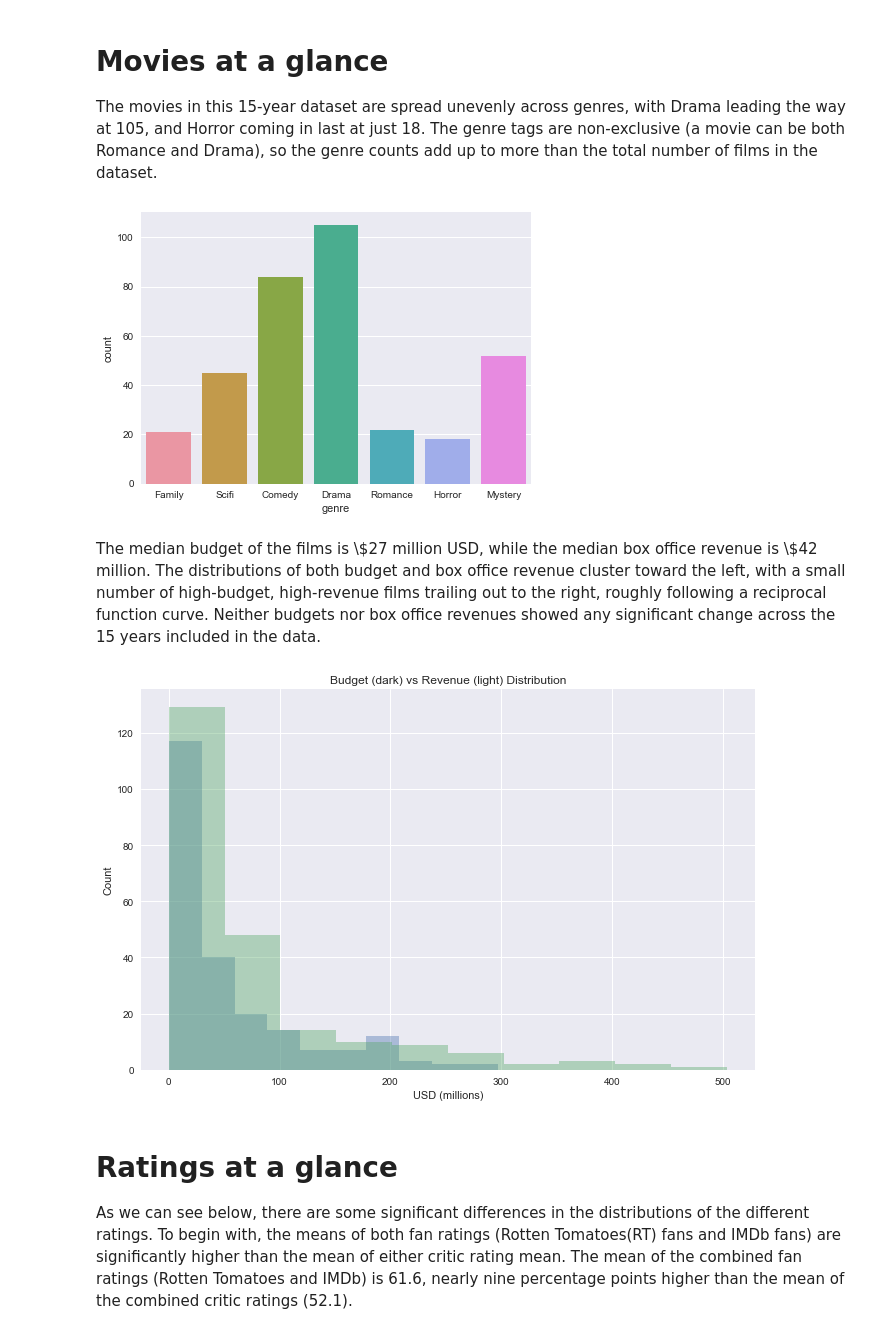
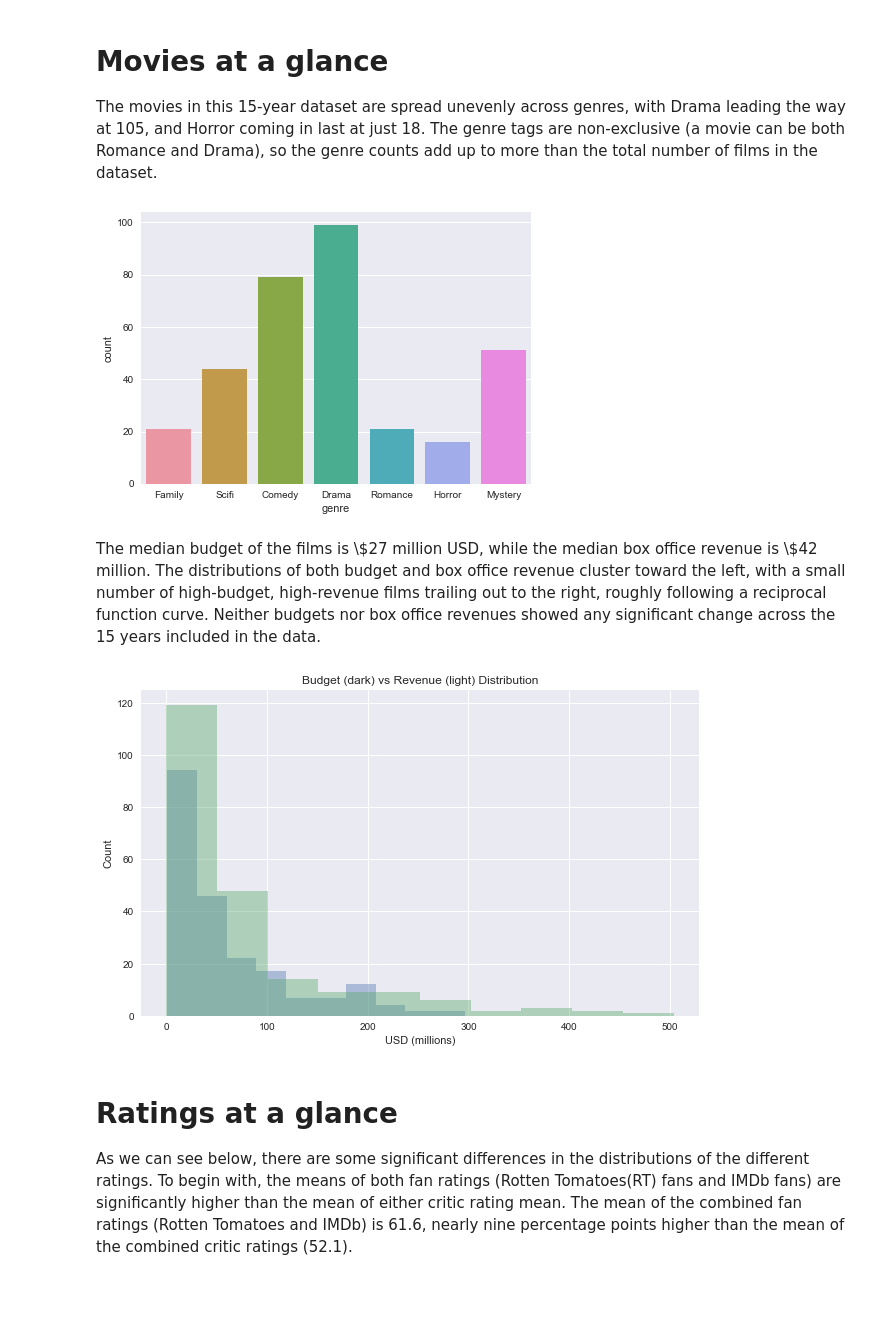
Before and after one commit to gqfiddler/movieRatings, a Jupyter notebook: Critical vs Popular Movie Ratings.ipynb, the cells around one changed output. Saved outputs shown, nothing was run; the diff lists cells and outputs as text; code cells hidden in the pictures; blank space fills up the shorter version.

```diff
--- a/Critical vs Popular Movie Ratings.ipynb
+++ b/Critical vs Popular Movie Ratings.ipynb
@@ -26,8 +26,9 @@ sns.set(color_codes=True)
 # %%
 # upload and merge datasets
 movies_df = pd.read_csv("moviesData.csv")
-movies_basic_metadata_df = pd.read_csv("movies_basic_metadata.csv")
-movies_df = movies_df.merge(movies_basic_metadata_df.drop_duplicates("title"), how="inner", left_on="Titles", right_on="title")
+metadata_df = pd.read_csv("movies_basic_metadata.csv")
+metadata_df = metadata_df[metadata_df["budget"]!="0"]
+movies_df = movies_df.merge(metadata_df.drop_duplicates("title"), how="inner", left_on="Titles", right_on="title")
 
 # tweak titles and scaling for ease of use
 movies_df.rename(columns = {"Titles":"Title"}, inplace=True)
@@ -44,6 +45,8 @@ movies_df["BoxOffice"] = [inflation_dict[movies_df["Year"][i]] * movies_df["BoxO
 # convert budget and BoxOffice to millions
 movies_df["budget"] /= 10**6
 movies_df["BoxOffice"] /= 10**6
+# ad-hoc correction due to title confusion
+movies_df.loc[movies_df["title"]=="Cinderella","budget"] = 95
 
 # create a composite fan rating column from the two fan ratings columns
 movies_df["allFans"] = (movies_df["IMDb"] + movies_df["RTFan"])/2
@@ -88,22 +91,19 @@ genre_df["count"] = genre_df["count"].astype(int)
 sns.barplot(x="genre", y="count", data=genre_df)
 plt.show()
 # %% [output]
-[figure, old version]
+[figure, new version]
 # %% [markdown]
 <p>The median budget of the films is \$27 million USD, while the median box office revenue is \$42 million.  The distributions of both budget and box office revenue cluster toward the left, with a small number of high-budget, high-revenue films trailing out to the right, roughly following a reciprocal function curve.  Neither budgets nor box office revenues showed any significant change across the 15 years included in the data.</p>
 # %%
-plt.figure(figsize=(11,7))
-# plt.subplot(1,2,1)
+plt.figure(figsize=(10,6))
 plt.hist(movies_df["budget"], alpha=0.4)
-
-# plt.subplot(1,2,2)
 plt.hist(movies_df["BoxOffice"], alpha=0.4)
 plt.xlabel('USD (millions)')
 plt.ylabel('Count')
 plt.title('Budget (dark) vs Revenue (light) Distribution')
 plt.show()
 # %% [output]
-[figure, old version]
+[figure, new version]
 # %% [markdown]
 # Ratings at a glance
 
```
Also changed, not shown: parts of 42 cells of this notebook, 3 other files.
